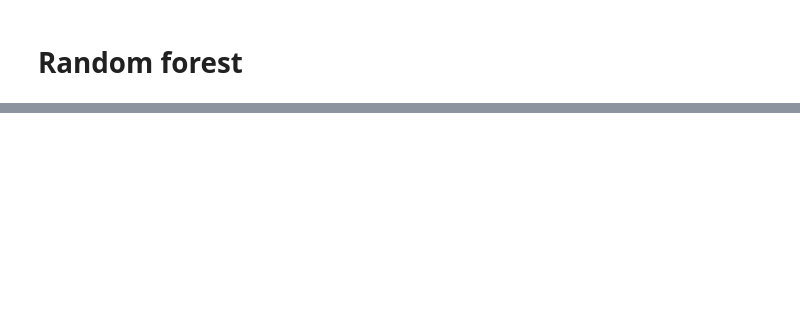
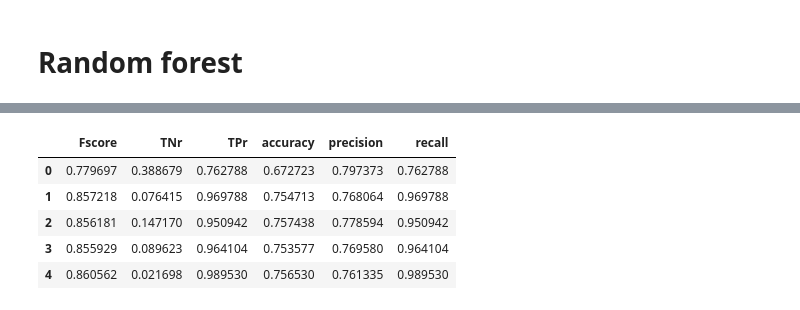
Before and after one commit to lfaucon/ada-project, a Jupyter notebook: Main_Spark.ipynb, the cells around one changed output, grey strips where cells are left out. Drawn from its saved outputs; the diff is of its cells as text; code cells hidden in the pictures; blank space fills up the shorter version.

```diff
--- a/Main_Spark.ipynb
+++ b/Main_Spark.ipynb
@@ -636,0 +825,11 @@ print(rdd.filter(lambda x: x['lastProblemGrade']<10).count())
+# %%
+dfTestScores = pd.DataFrame(testScores)
+dfTrainScores = pd.DataFrame(trainScores)
+dfTestScores.head()
+# %% [output]
+|  | Fscore | TNr | TPr | accuracy | precision | recall |
+| 0 | 0.779697 | 0.388679 | 0.762788 | 0.672723 | 0.797373 | 0.762788 |
+| 1 | 0.857218 | 0.076415 | 0.969788 | 0.754713 | 0.768064 | 0.969788 |
+| 2 | 0.856181 | 0.147170 | 0.950942 | 0.757438 | 0.778594 | 0.950942 |
+| 3 | 0.855929 | 0.089623 | 0.964104 | 0.753577 | 0.769580 | 0.964104 |
+| 4 | 0.860562 | 0.021698 | 0.989530 | 0.756530 | 0.761335 | 0.989530 |
```
Also changed, not shown: parts of 29 cells of this notebook.
